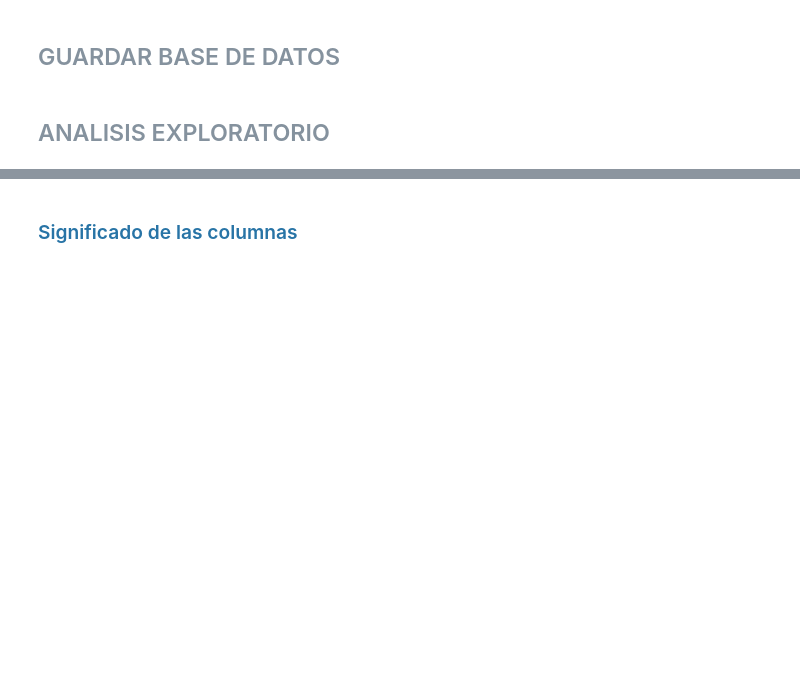
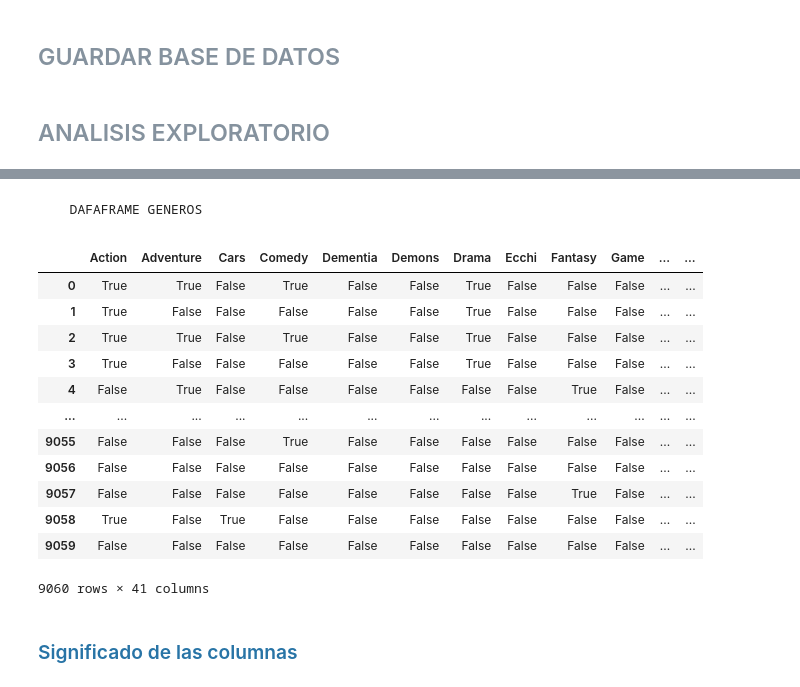
Before and after one commit to AmyGaarcia/DS_PT_09_2023, a Jupyter notebook: Data_Analysis/EDA/1-Definicion_EDA ANIME_Filtrado_prueba.ipynb, the cells around one changed output, grey strips where cells are left out. Saved outputs shown, nothing was run; the diff lists cells and outputs as text; code cells hidden in the pictures; blank space fills up the shorter version.

```diff
--- a/Data_Analysis/EDA/1-Definicion_EDA ANIME_Filtrado_prueba.ipynb
+++ b/Data_Analysis/EDA/1-Definicion_EDA ANIME_Filtrado_prueba.ipynb
@@ -491,6 +491,24 @@ anime_copia.head(4)
 | 2 | Trigun | 8.24 | [Action, Sci-Fi, Adventure, Comed... | TV | 26 | Apr | 1998 | Spring | Victor Entertainment | ... |
 | 3 | Witch Hunter Robin | 7.27 | [Action, Mystery, Police, Superna... | TV | 26 | Jul | 2002 | Summer | TV Tokyo, Bandai Visual, Dentsu, ... | ... |
 4 rows × 21 columns
+# %% [markdown]
+      DAFAFRAME GENEROS
+# %%
+generos
+# %% [output]
+|  | Action | Adventure | Cars | Comedy | Dementia | Demons | Drama | Ecchi | Fantasy | Game | ... | ... |
+| 0 | True | True | False | True | False | False | True | False | False | False | ... | ... |
+| 1 | True | False | False | False | False | False | True | False | False | False | ... | ... |
+| 2 | True | True | False | True | False | False | True | False | False | False | ... | ... |
+| 3 | True | False | False | False | False | False | True | False | False | False | ... | ... |
+| 4 | False | True | False | False | False | False | False | False | True | False | ... | ... |
+| ... | ... | ... | ... | ... | ... | ... | ... | ... | ... | ... | ... | ... |
+| 9055 | False | False | False | True | False | False | False | False | False | False | ... | ... |
+| 9056 | False | False | False | False | False | False | False | False | False | False | ... | ... |
+| 9057 | False | False | False | False | False | False | False | False | True | False | ... | ... |
+| 9058 | True | False | True | False | False | False | False | False | False | False | ... | ... |
+| 9059 | False | False | False | False | False | False | False | False | False | False | ... | ... |
+9060 rows × 41 columns
 # %% [markdown]
 ### <span style="color:#2874A6  "> Significado de las columnas </span>
 # %% [markdown]
```
Also changed, not shown: parts of 2 cells of this notebook.
